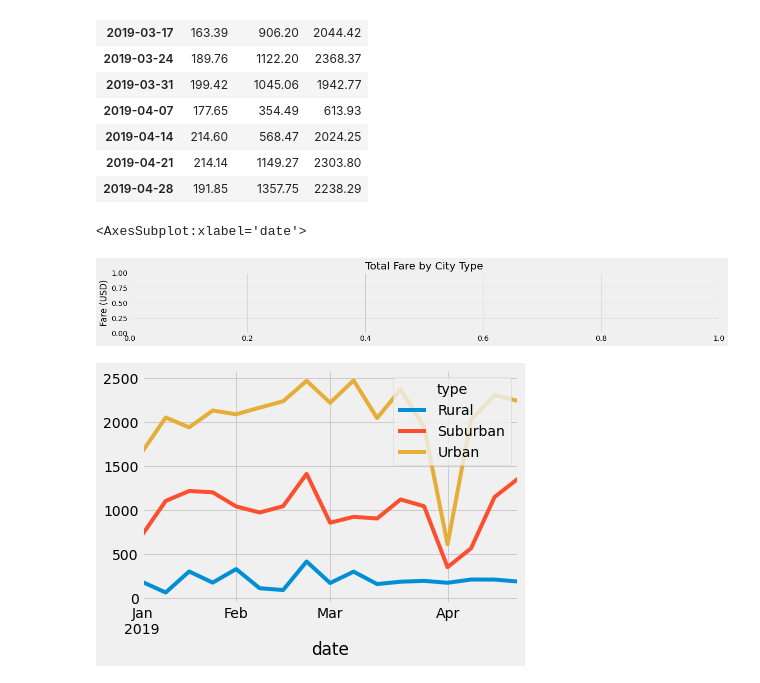
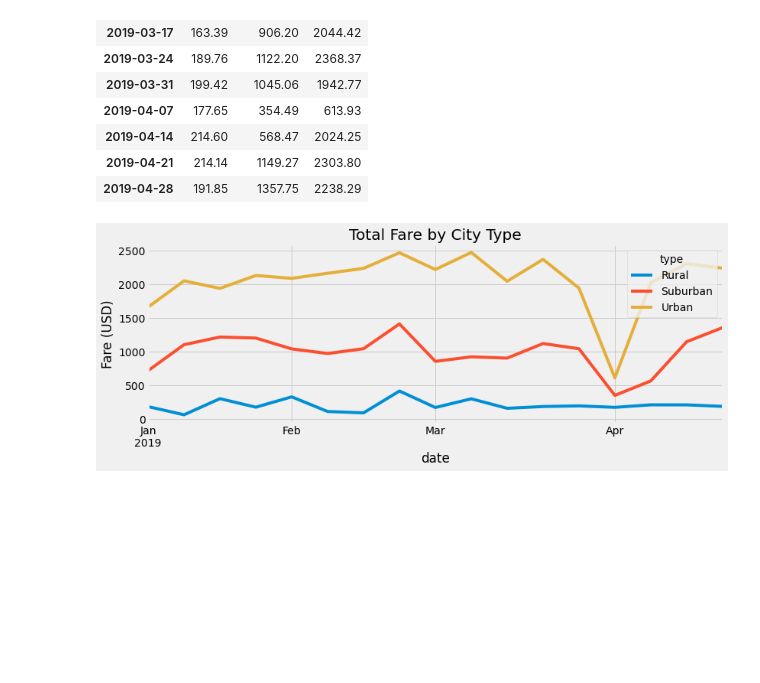
Before and after one commit to PaigeSpiller/PyBer_Analysis, a Jupyter notebook: PyBer_Challenge.ipynb, the cells around one changed output. Cells and saved outputs as stored; diff of their text form; code cells hidden in the pictures; blank space fills up the shorter version.

```diff
--- a/PyBer_Challenge.ipynb
+++ b/PyBer_Challenge.ipynb
@@ -256,16 +256,15 @@ fares_by_week
 # %%
 # 8. Using the object-oriented interface method, plot the resample DataFrame using the df.plot() function.
 
 # Import the style from Matplotlib.
 from matplotlib import style
 # Use the graph style fivethirtyeight.
 style.use('fivethirtyeight')
 
-plt.figure(figsize=(18,2))
-plt.title("Total Fare by City Type")
-plt.ylabel("Fare (USD)")
-fares_by_week.plot()
+ax = fares_by_week.plot(figsize=(12,4))
+ax.set_title("Total Fare by City Type")
+ax.set_ylabel("Fare (USD)")
+plt.savefig("analysis/PyBer_fare_summary.png")
+plt.show()
 # %% [output]
-<AxesSubplot:xlabel='date'>
-[figure, old version]
+[figure, new version]
-[figure, removed]
```
Also changed, not shown: 1 other file.
